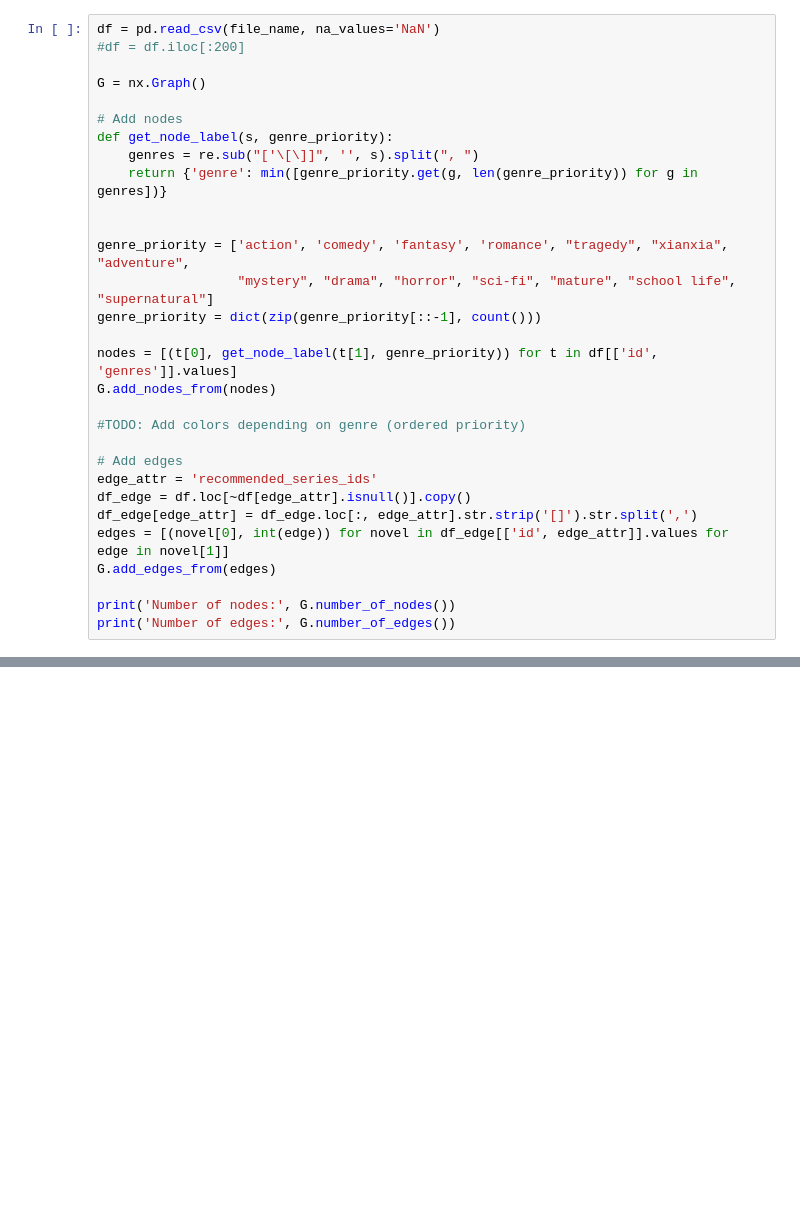
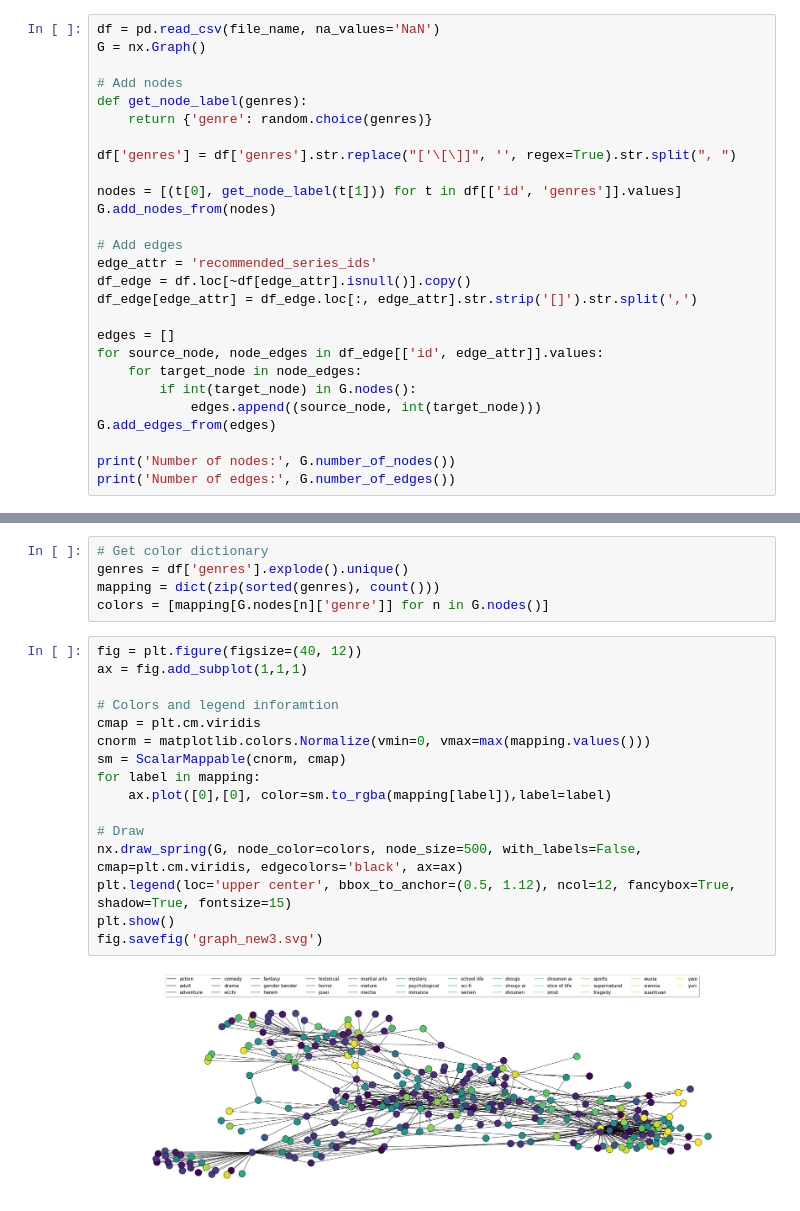
Before and after one commit to shaido987/novel-dataset, a Jupyter notebook: create_graph.ipynb, the cells around one changed output, grey strips where cells are left out. Drawn from its saved outputs; the diff is of its cells as text; blank space fills up the shorter version.

Commit message:
Graph update

```diff
--- a/create_graph.ipynb
+++ b/create_graph.ipynb
@@ -12,30 +15,27 @@ version = '0.1.2'
 file_name = 'novels_' + version + '.csv'
 # %%
 df = pd.read_csv(file_name, na_values='NaN')
-#df = df.iloc[:200]
-
 G = nx.Graph()
 
 # Add nodes
-def get_node_label(s, genre_priority):
-    genres = re.sub("['\[\]]", '', s).split(", ")
-    return {'genre': min([genre_priority.get(g, len(genre_priority)) for g in genres])}
+def get_node_label(genres):
+    return {'genre': random.choice(genres)}
 
+df['genres'] = df['genres'].str.replace("['\[\]]", '', regex=True).str.split(", ")
 
-genre_priority = ['action', 'comedy', 'fantasy', 'romance', "tragedy", "xianxia", "adventure",
-                  "mystery", "drama", "horror", "sci-fi", "mature", "school life", "supernatural"]
-genre_priority = dict(zip(genre_priority[::-1], count()))
-
-nodes = [(t[0], get_node_label(t[1], genre_priority)) for t in df[['id', 'genres']].values]
+nodes = [(t[0], get_node_label(t[1])) for t in df[['id', 'genres']].values]
 G.add_nodes_from(nodes)
-
-#TODO: Add colors depending on genre (ordered priority)
 
 # Add edges
 edge_attr = 'recommended_series_ids'
 df_edge = df.loc[~df[edge_attr].isnull()].copy()
 df_edge[edge_attr] = df_edge.loc[:, edge_attr].str.strip('[]').str.split(',')
-edges = [(novel[0], int(edge)) for novel in df_edge[['id', edge_attr]].values for edge in novel[1]]
+
+edges = []
+for source_node, node_edges in df_edge[['id', edge_attr]].values:
+    for target_node in node_edges:
+        if int(target_node) in G.nodes():
+            edges.append((source_node, int(target_node)))
 G.add_edges_from(edges)
 
 print('Number of nodes:', G.number_of_nodes())
@@ -53,0 +61,23 @@ fig.savefig('graph.svg')
+# %%
+# Get color dictionary
+genres = df['genres'].explode().unique()
+mapping = dict(zip(sorted(genres), count()))
+colors = [mapping[G.nodes[n]['genre']] for n in G.nodes()]
+# %%
+fig = plt.figure(figsize=(40, 12))
+ax = fig.add_subplot(1,1,1)
+
+# Colors and legend inforamtion
+cmap = plt.cm.viridis
+cnorm = matplotlib.colors.Normalize(vmin=0, vmax=max(mapping.values()))
+sm = ScalarMappable(cnorm, cmap)
+for label in mapping:
+    ax.plot([0],[0], color=sm.to_rgba(mapping[label]),label=label)
+
+# Draw
+nx.draw_spring(G, node_color=colors, node_size=500, with_labels=False, cmap=plt.cm.viridis, edgecolors='black', ax=ax)
+plt.legend(loc='upper center', bbox_to_anchor=(0.5, 1.12), ncol=12, fancybox=True, shadow=True, fontsize=15)
+plt.show()
+fig.savefig('graph_new3.svg')
+# %% [output]
+[figure, added]
```
Also changed, not shown: parts of 7 cells of this notebook, 1 other file.
